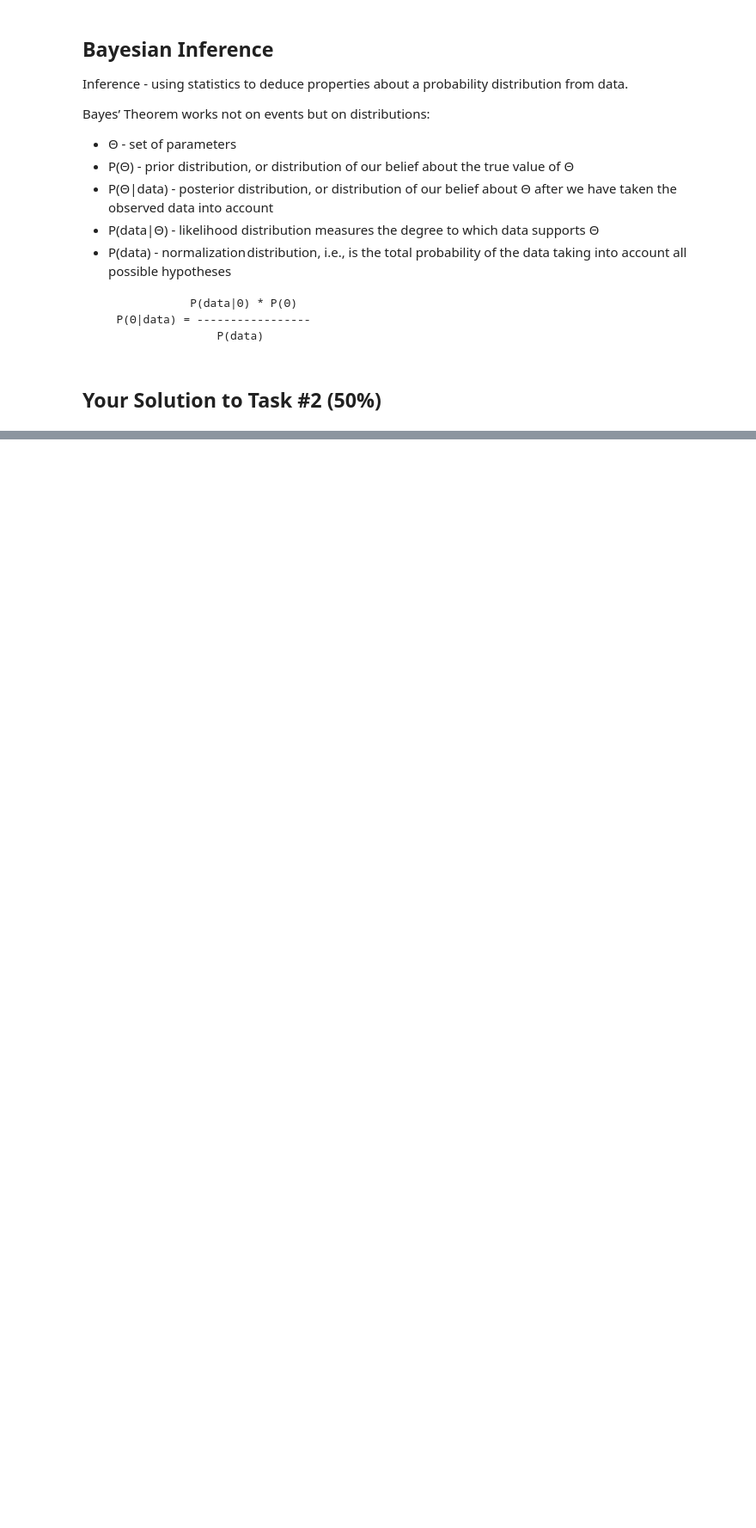
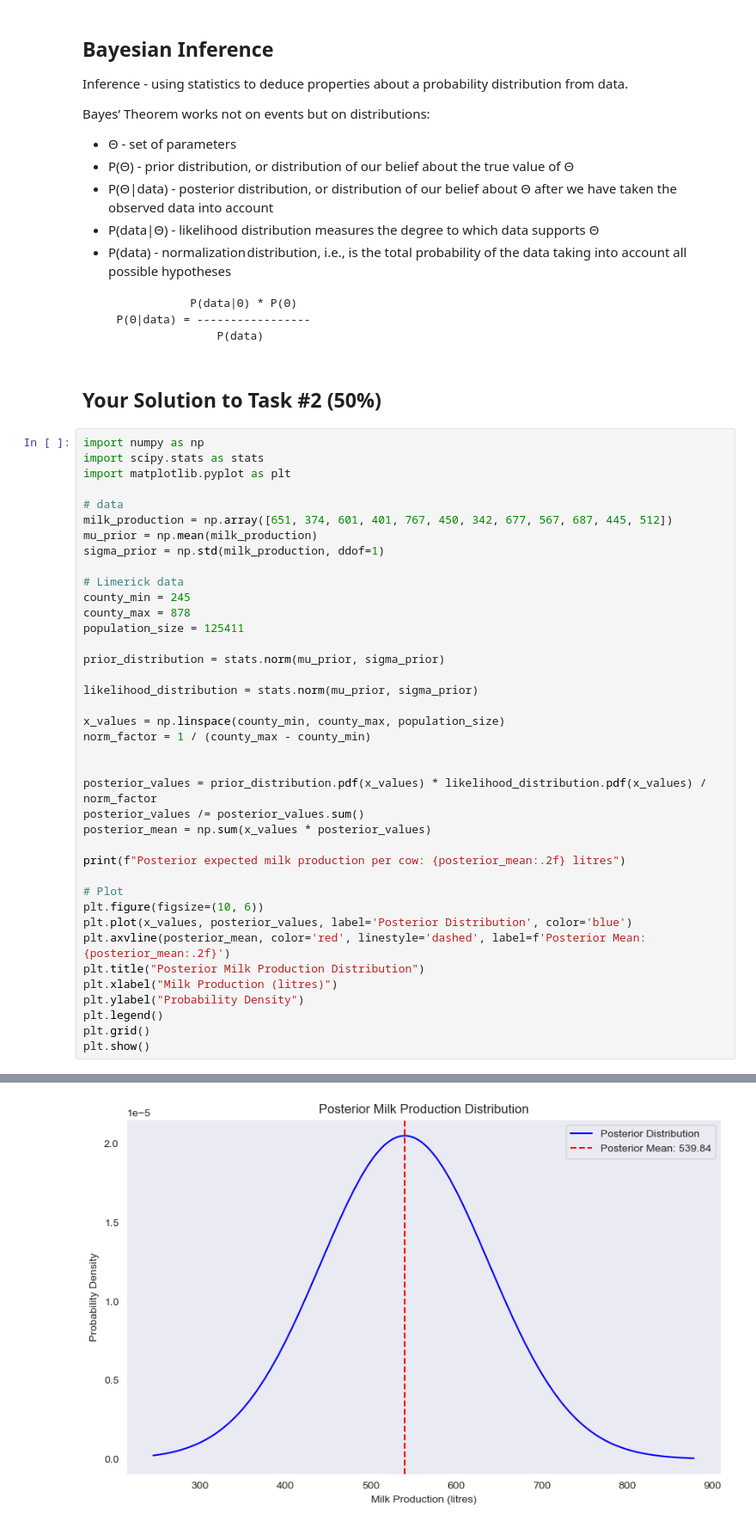
Before and after one commit to Ger-oc/XAi, a Jupyter notebook: Assignment_1.ipynb, the cells around one changed output, grey strips where cells are left out. Shown at 86% size. Cells and saved outputs as stored; diff of their text form; blank space fills up the shorter version.

```diff
--- a/Assignment_1.ipynb
+++ b/Assignment_1.ipynb
@@ -220,3 +273,43 @@ Bayes’ Theorem works not on events but on distributions:
 </pre>
 # %% [markdown]
 ## Your Solution to Task #2 (50%)
+# %%
+import numpy as np
+import scipy.stats as stats
+import matplotlib.pyplot as plt
+
+# data
+milk_production = np.array([651, 374, 601, 401, 767, 450, 342, 677, 567, 687, 445, 512])
+mu_prior = np.mean(milk_production)
+sigma_prior = np.std(milk_production, ddof=1)
+
+# Limerick data
+county_min = 245
+county_max = 878
+population_size = 125411
+
+prior_distribution = stats.norm(mu_prior, sigma_prior)
+
+likelihood_distribution = stats.norm(mu_prior, sigma_prior)
+
+x_values = np.linspace(county_min, county_max, population_size)
+norm_factor = 1 / (county_max - county_min)
+
+
+posterior_values = prior_distribution.pdf(x_values) * likelihood_distribution.pdf(x_values) / norm_factor
+posterior_values /= posterior_values.sum()
+posterior_mean = np.sum(x_values * posterior_values)
+
+print(f"Posterior expected milk production per cow: {posterior_mean:.2f} litres")
+
+# Plot
+plt.figure(figsize=(10, 6))
+plt.plot(x_values, posterior_values, label='Posterior Distribution', color='blue')
+plt.axvline(posterior_mean, color='red', linestyle='dashed', label=f'Posterior Mean: {posterior_mean:.2f}')
+plt.title("Posterior Milk Production Distribution")
+plt.xlabel("Milk Production (litres)")
+plt.ylabel("Probability Density")
+plt.legend()
+plt.grid()
+plt.show()
+# %% [output]
@@ -222,0 +317 @@ Bayes’ Theorem works not on events but on distributions:
+[figure, added]
```
Also changed, not shown: parts of 4 cells of this notebook.
